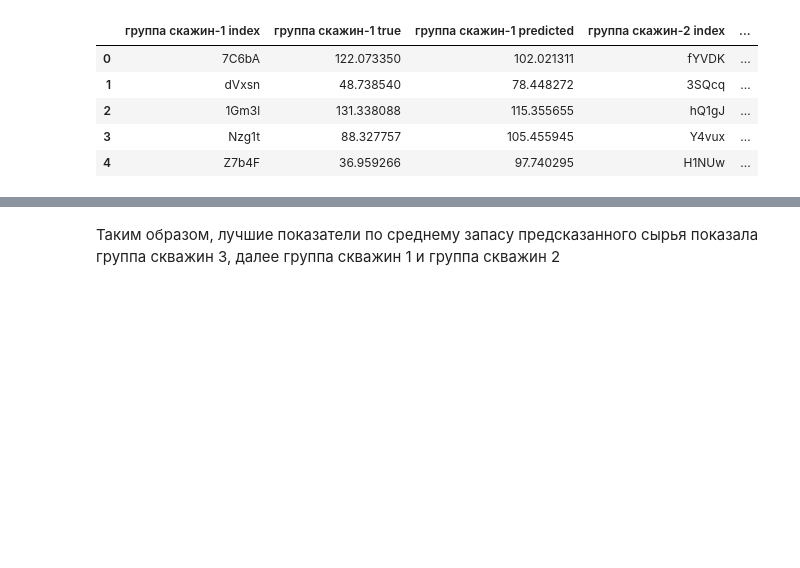
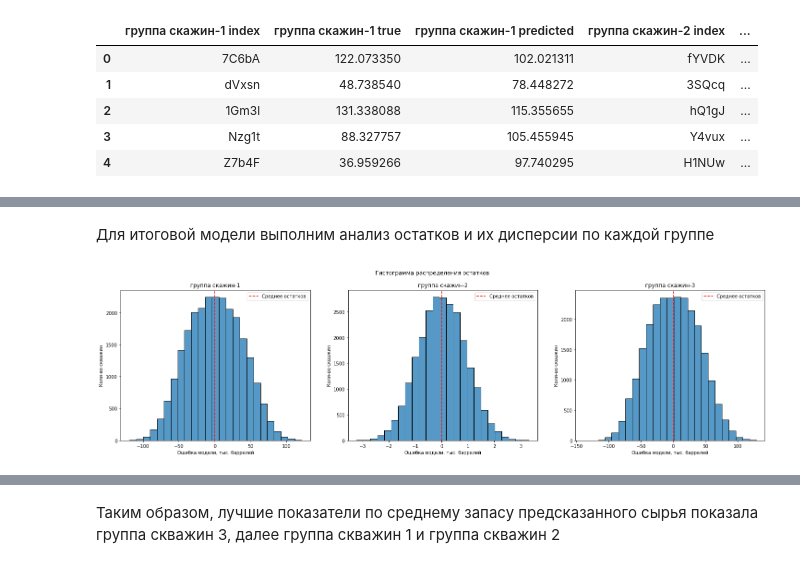
Before and after one commit to MalastowskiNS/-YanXPraKPjcts, a Jupyter notebook: M03P01-OilDerricksLocation/start.ipynb, the cells around one changed output, grey strips where cells are left out. Saved outputs shown, nothing was run; the diff lists cells and outputs as text; code cells hidden in the pictures; blank space fills up the shorter version.

```diff
--- a/M03P01-OilDerricksLocation/start.ipynb
+++ b/M03P01-OilDerricksLocation/start.ipynb
@@ -499,0 +523,19 @@ validation_rez.head(5)
+# %% [markdown]
+Для итоговой модели выполним анализ остатков и их дисперсии по каждой группе
+# %%
+to_post = [derrick1predict['true']-derrick1predict['predicted'],
+           derrick2predict['true']-derrick2predict['predicted'],
+           derrick3predict['true']-derrick3predict['predicted']]
+# %%
+fig, ax = plt.subplots(1, 3, figsize=(25, 6))
+fig.suptitle('Гистограмма распределения остатков')
+for i in range(3):
+    sns.histplot(data=to_post[i], bins=25, ax= ax[i])
+    ax[i].axvline(x = to_post[i].mean(), color = 'r', linestyle='dashed')
+    ax[i].set_title(table_names[i])
+    ax[i].legend(['Среднее остатков'])
+    ax[i].set_ylabel('Коли-во скважин')
+    ax[i].set_xlabel('Ошибка модели, тыс. баррелей')
+plt.show()
+# %% [output]
+[figure, added]
```
Also changed, not shown: parts of 64 cells of this notebook.
